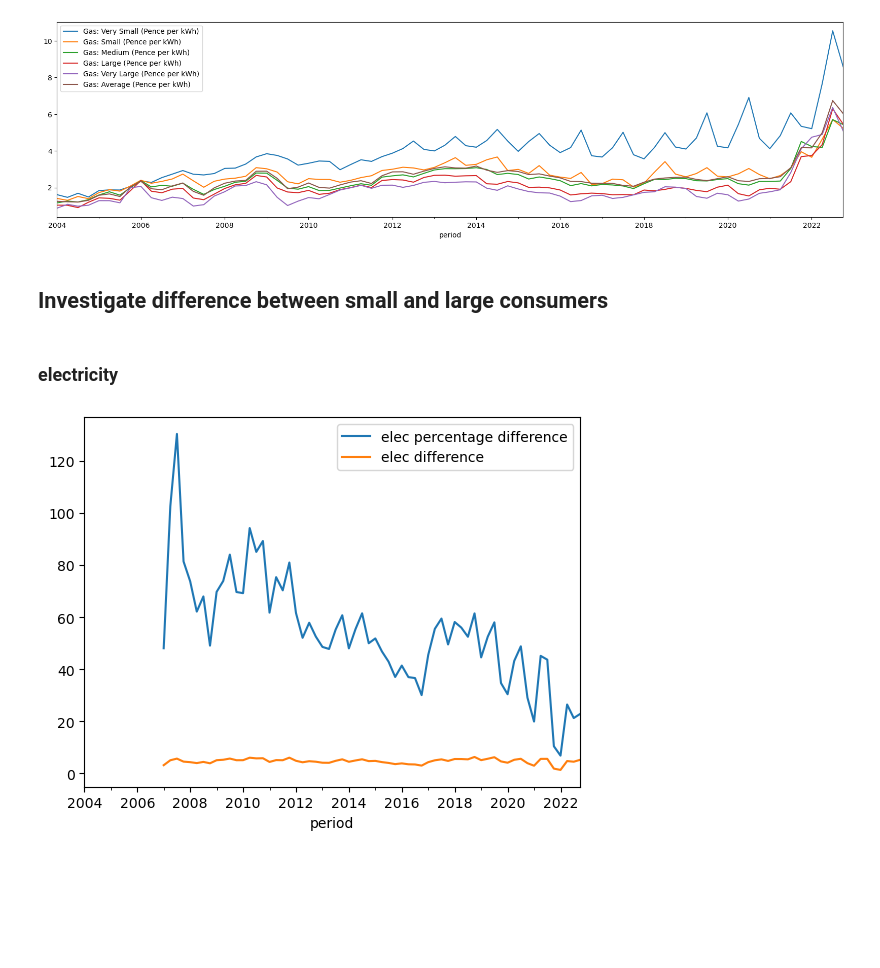
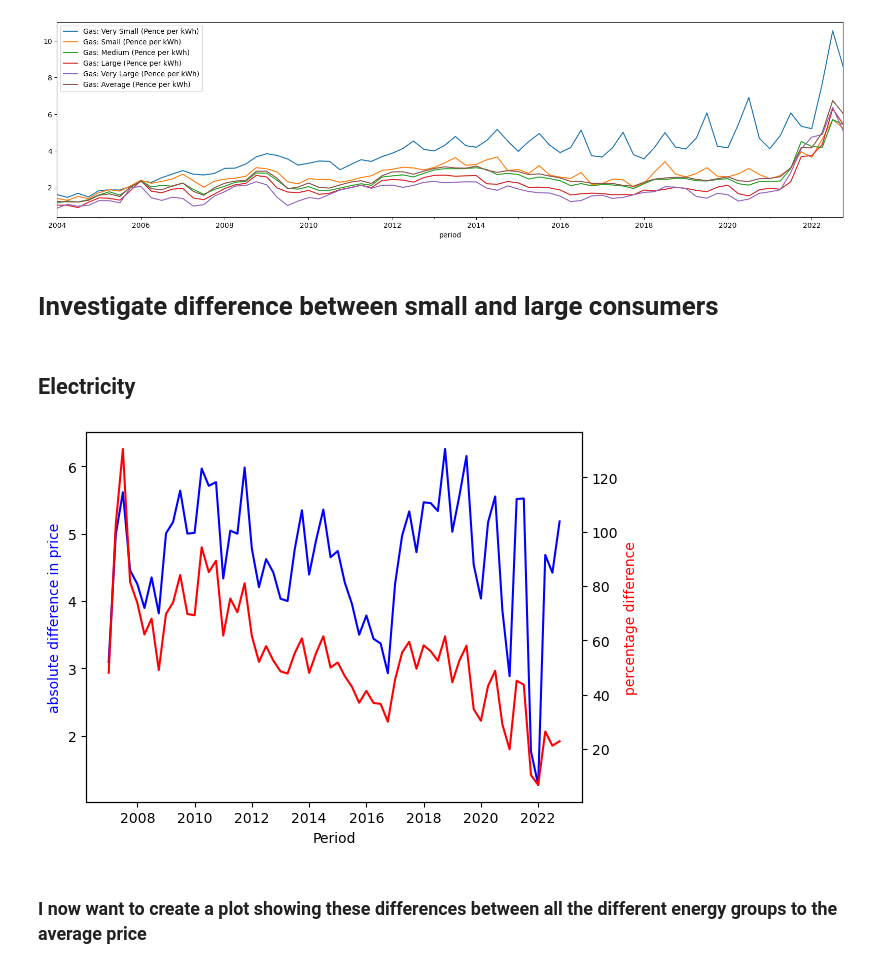
Before and after one commit to samuel-speller/Energy-affects-on-CPI-analysis, a Jupyter notebook: energy_intensity_CPI.ipynb, the cells around one changed output. Drawn from its saved outputs; the diff is of its cells as text; code cells hidden in the pictures; blank space fills up the shorter version.

```diff
--- a/energy_intensity_CPI.ipynb
+++ b/energy_intensity_CPI.ipynb
@@ -78,18 +81,31 @@ plt.show()
 # %% [output]
 [figure]
 # %% [markdown]
-## Investigate difference between small and large consumers
+# Investigate difference between small and large consumers
 # %% [markdown]
-### electricity
+## Electricity
 # %%
 # create a new column in the dataframe which is the difference between the largest and smallest consumers costs.
 eprice['elec difference'] = eprice['Electricity: Very Small (Pence per kWh)'] - eprice['Electricity: Extra Large (Pence per kWh)']
 
 # create a new column to calculate the percentage difference
 eprice['elec percentage difference'] = (eprice['elec difference'] / eprice['Electricity: Extra Large (Pence per kWh)']) * 100
-# %%
-# plot the difference
-eprice.plot(x='period', y=['elec percentage difference', 'elec difference'])
-plt.show()
-# %% [output]
-[figure, removed]
+# %%
+# Create a figure and axis
+fig, ax1 = plt.subplots()
+
+# Plot the first series of data on the first y-axis
+ax1.plot(eprice['period'], eprice['elec difference'], 'b-')
+ax1.set_xlabel('Period')
+ax1.set_ylabel('absolute difference in price', color='b')
+
+# Create a second y-axis that shares the same x-axis
+ax2 = ax1.twinx()
+ax2.plot(eprice['period'], eprice['elec percentage difference'], 'r-')
+ax2.set_ylabel('percentage difference', color='r')
+
+plt.show()
+# %% [output]
+[figure, added]
+# %% [markdown]
+### I now want to create a plot showing these differences between all the different energy groups to the average price
```
Also changed, not shown: parts of 20 cells of this notebook, 1 other file.
